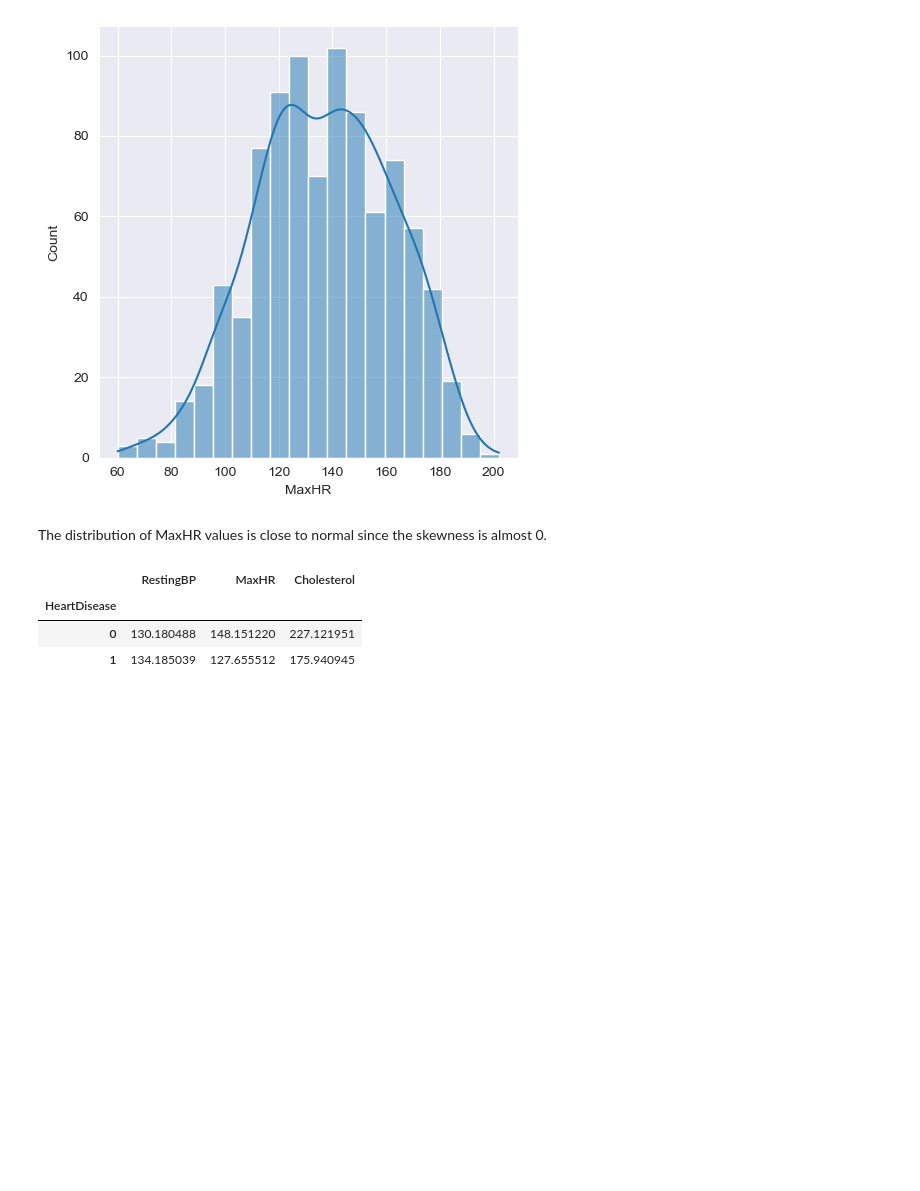
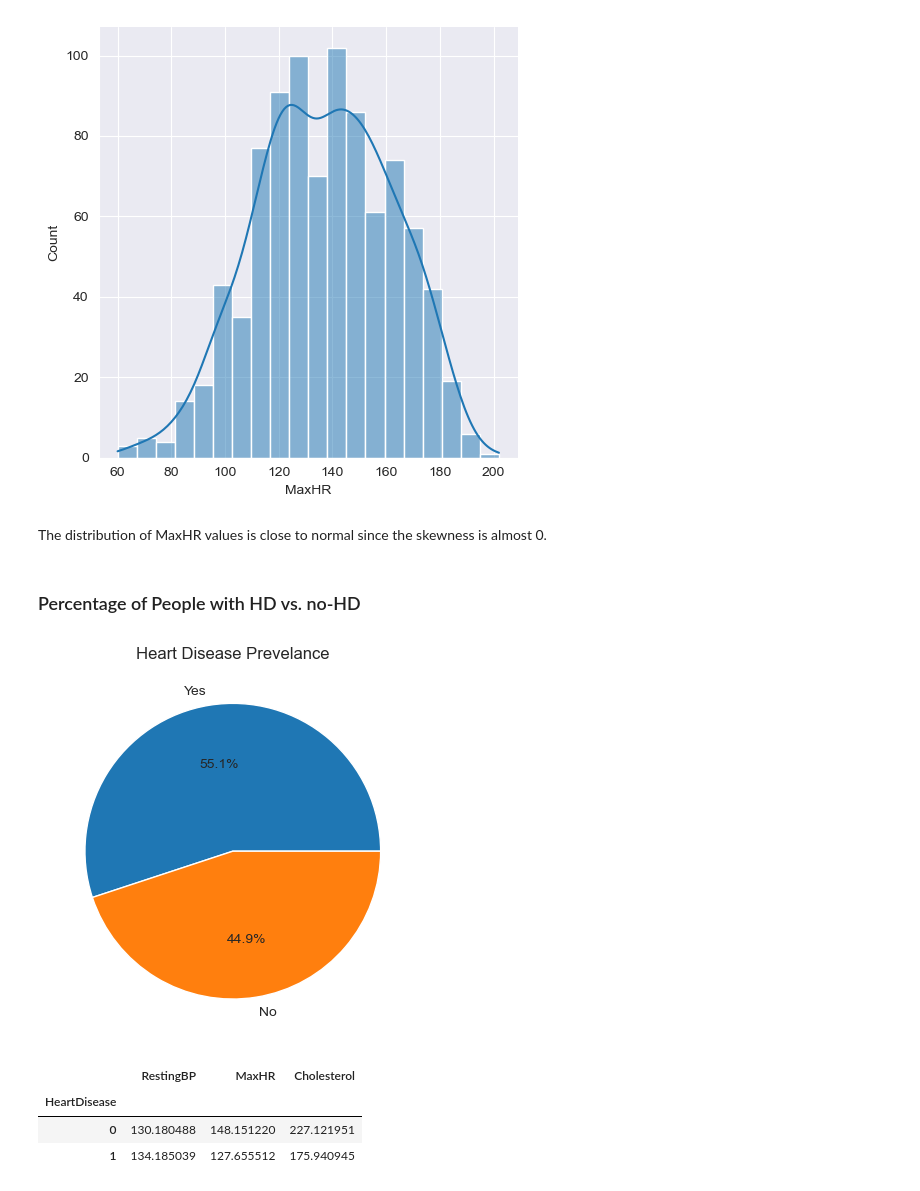
Before and after one commit to malikka-rajshahi/Heart-Failure-Analysis, a Jupyter notebook: HeartAnalysisCombined.ipynb, the cells around one changed output. Drawn from its saved outputs; the diff is of its cells as text; code cells hidden in the pictures; blank space fills up the shorter version.

Commit message:
HD pie chart

```diff
--- a/HeartAnalysisCombined.ipynb
+++ b/HeartAnalysisCombined.ipynb
@@ -202,6 +200,14 @@ Skewness of MaxHR: -0.14200737072050176
 [figure]
 # %% [markdown]
 The distribution of MaxHR values is close to normal since the skewness is almost 0.
+# %% [markdown]
+### Percentage of People with HD vs. no-HD
+# %%
+data = [np.size(df[df.HeartDisease=='Yes']['HeartDisease']), np.size(df[df.HeartDisease=='No']['HeartDisease'])]
+plt.pie(data, labels=['Yes', 'No'], autopct='%1.1f%%')
+plt.title('Heart Disease Prevelance');
+# %% [output]
+[figure, added]
 # %%
 # NOT SURE
 df[['RestingBP', 'MaxHR', 'Cholesterol', 'HeartDisease']].groupby('HeartDisease').agg('mean')
```
Also changed, not shown: parts of 1 cell of this notebook.
